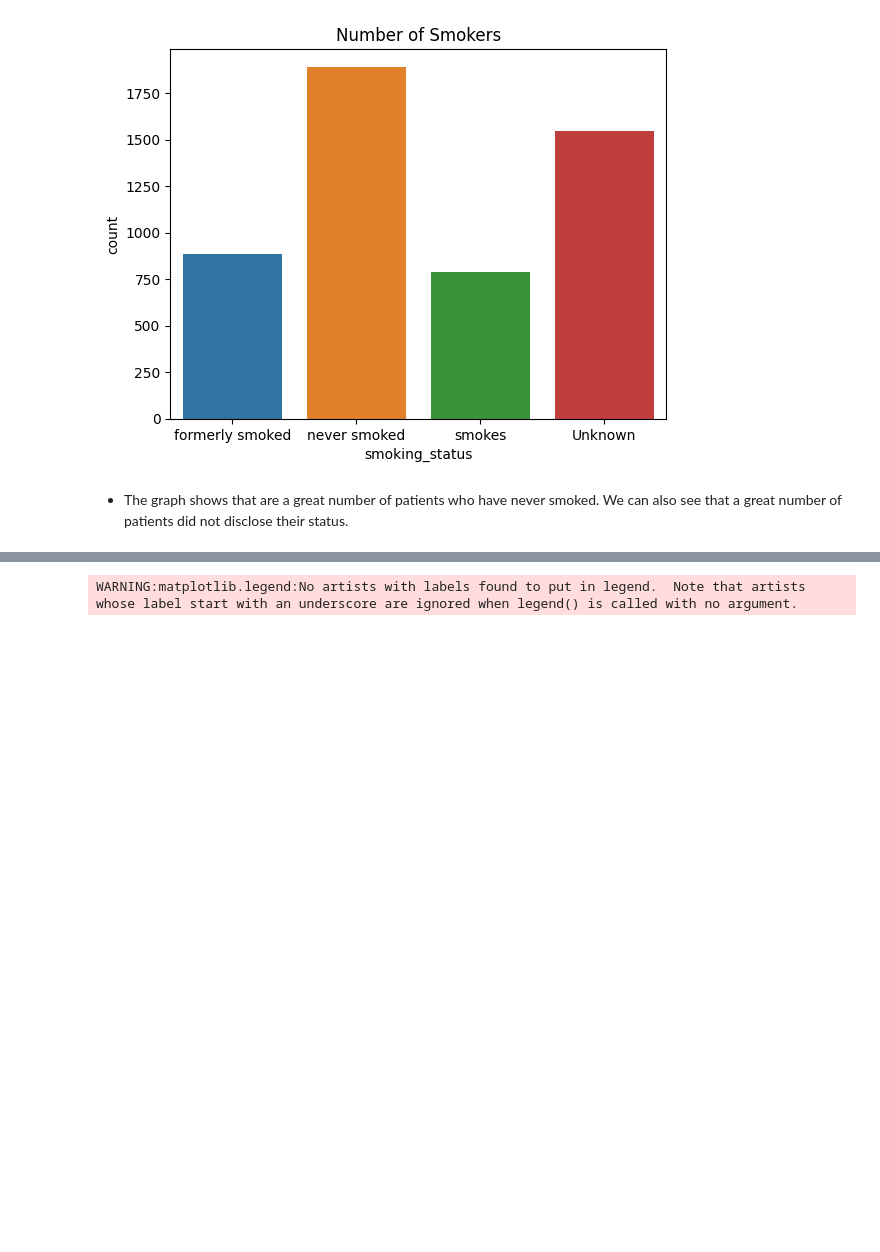
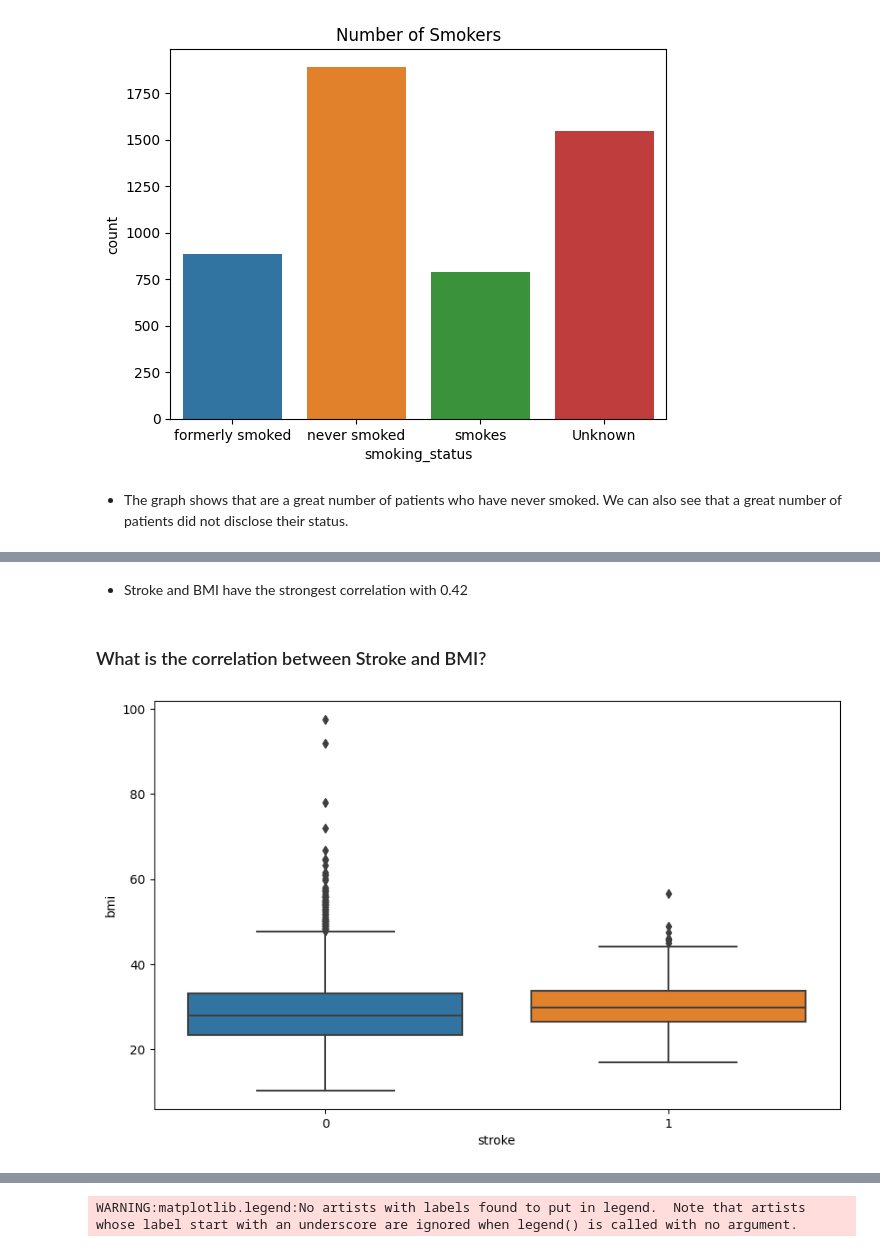
Before and after one commit to tjbingamon/Stroke-Prediction-Dataset, a Jupyter notebook: Stroke_Prediction.ipynb, the cells around one changed output, grey strips where cells are left out. Drawn from its saved outputs; the diff is of its cells as text; code cells hidden in the pictures; blank space fills up the shorter version.

```diff
--- a/Stroke_Prediction.ipynb
+++ b/Stroke_Prediction.ipynb
@@ -280,0 +288,10 @@ ax.set_title('Number of Smokers');
+# %% [markdown]
+- Stroke and BMI have the strongest correlation with 0.42
+# %% [markdown]
+### What is the correlation between Stroke and BMI?
+# %%
+plt.figure(figsize=(10, 6))
+sns.boxplot(x="stroke", y="bmi", data=df)
+plt.show()
+# %% [output]
+[figure, added]
```
Also changed, not shown: parts of 8 cells of this notebook.
